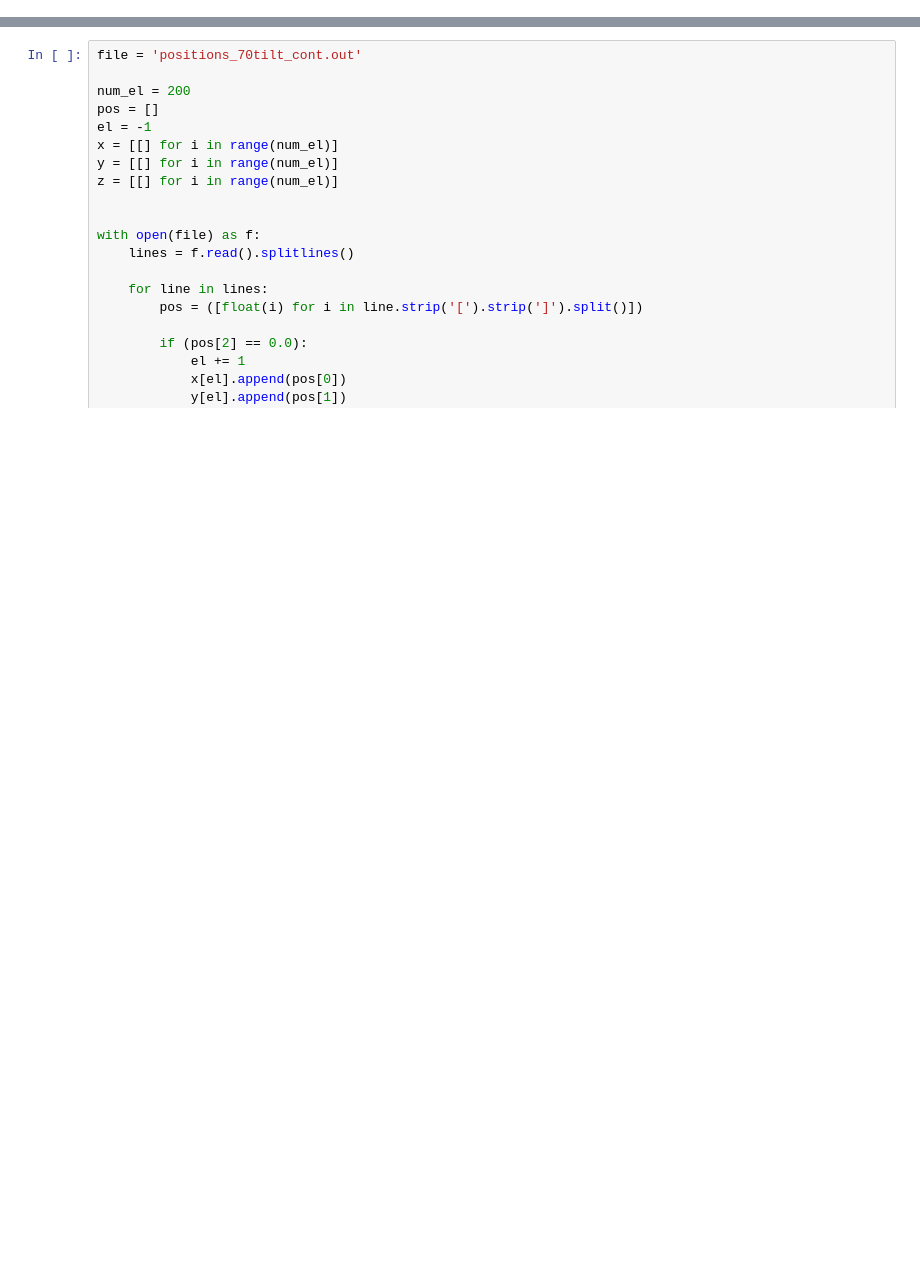
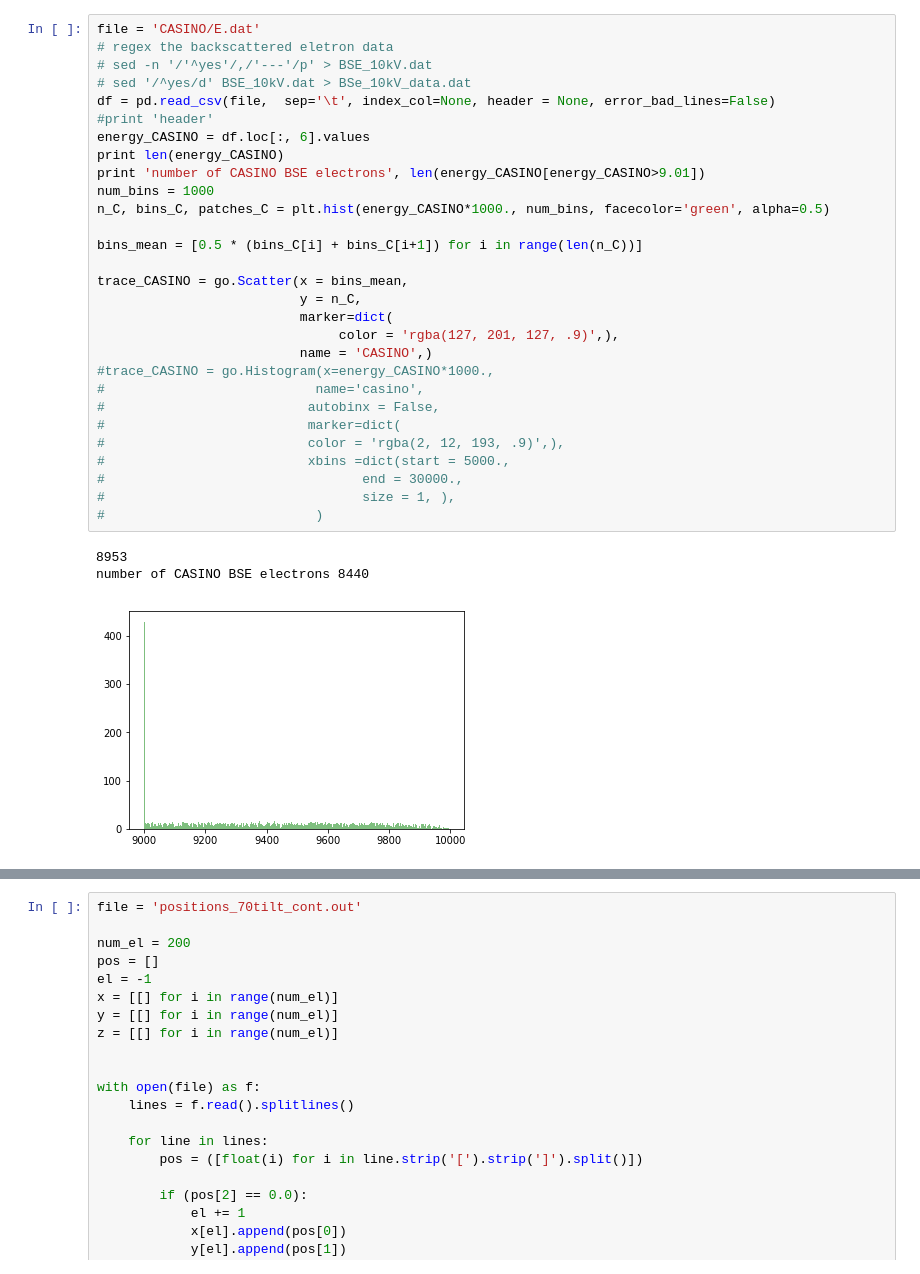
Before and after one commit to elena-pascal/MC-discrete, a Jupyter notebook: ploly_BSE.ipynb, the cells around one changed output, grey strips where cells are left out. Drawn from its saved outputs; the diff is of its cells as text; blank space fills up the shorter version.

```diff
--- a/ploly_BSE.ipynb
+++ b/ploly_BSE.ipynb
@@ -18,0 +10,33 @@ py.iplot(data, filename = 'BSE distribution test')
+# %%
+file = 'CASINO/E.dat'
+# regex the backscattered eletron data
+# sed -n '/'^yes'/,/'---'/p' > BSE_10kV.dat
+# sed '/^yes/d' BSE_10kV.dat > BSe_10kV_data.dat
+df = pd.read_csv(file,  sep='\t', index_col=None, header = None, error_bad_lines=False)
+#print 'header'
+energy_CASINO = df.loc[:, 6].values
+print len(energy_CASINO)
+print 'number of CASINO BSE electrons', len(energy_CASINO[energy_CASINO>9.01])
+num_bins = 1000
+n_C, bins_C, patches_C = plt.hist(energy_CASINO*1000., num_bins, facecolor='green', alpha=0.5)
+
+bins_mean = [0.5 * (bins_C[i] + bins_C[i+1]) for i in range(len(n_C))]
+
+trace_CASINO = go.Scatter(x = bins_mean,
+                          y = n_C,
+                          marker=dict(
+                               color = 'rgba(127, 201, 127, .9)',),
+                          name = 'CASINO',)
+#trace_CASINO = go.Histogram(x=energy_CASINO*1000.,
+#                           name='casino',
+#                          autobinx = False,
+#                          marker=dict(
+#                          color = 'rgba(2, 12, 193, .9)',),
+#                          xbins =dict(start = 5000.,
+#                                 end = 30000.,
+#                                 size = 1, ),
+#                           )
+# %% [output]
+8953
+number of CASINO BSE electrons 8440
+[figure, added]
```
Also changed, not shown: parts of 6 cells of this notebook, 19 other files.
